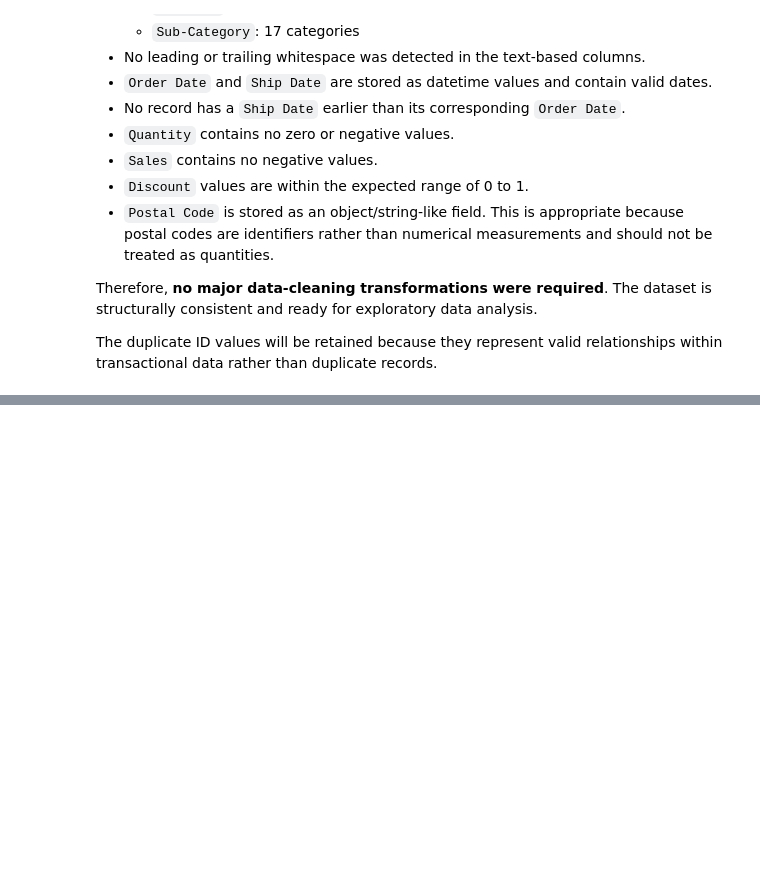
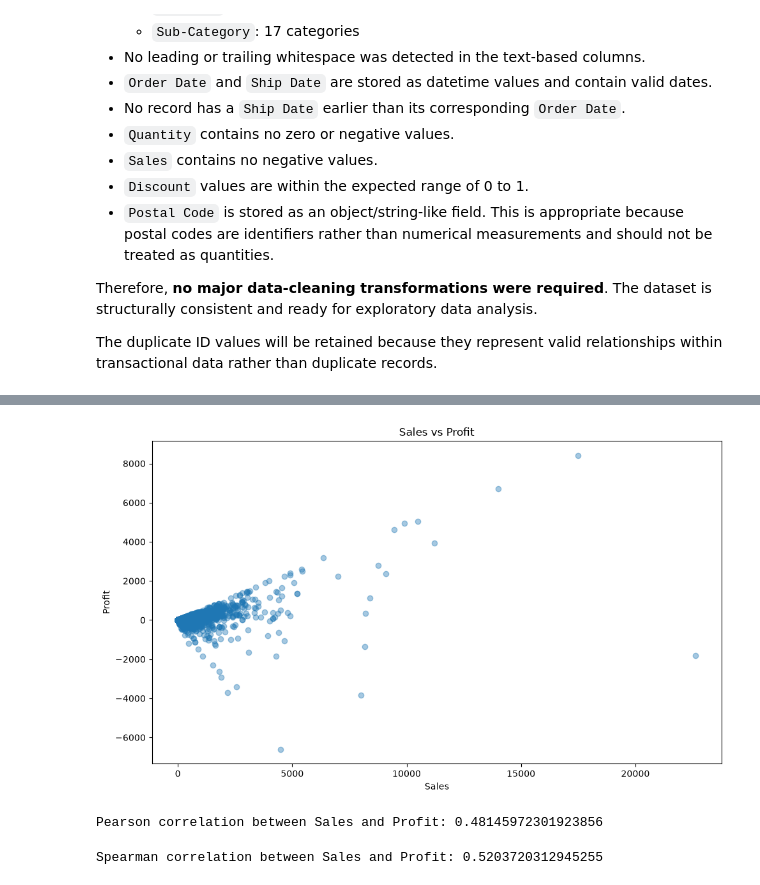
Before and after one commit to KashishSirohiwal/ShadowFox, a Jupyter notebook: Beginner/notebooks/beginner_superstore_sales_analysis.ipynb, the cells around one changed output, grey strips where cells are left out. Cells and saved outputs as stored; diff of their text form; code cells hidden in the pictures; blank space fills up the shorter version.

Commit message:
feat: EDA process patterns & relation interpretation

```diff
--- a/Beginner/notebooks/beginner_superstore_sales_analysis.ipynb
+++ b/Beginner/notebooks/beginner_superstore_sales_analysis.ipynb
@@ -334,0 +401,28 @@ The duplicate ID values will be retained because they represent valid relationsh
+# %%
+# Examine the relationship between Sales and Profit
+plt.figure(figsize=(10, 6))
+
+plt.scatter(df["Sales"], df["Profit"], alpha=0.4)
+
+plt.title("Sales vs Profit")
+plt.xlabel("Sales")
+plt.ylabel("Profit")
+
+plt.tight_layout()
+plt.show()
+# %% [output]
+[figure, added]
+# %%
+# Calculate the Pearson correlation between Sales and Profit
+sales_profit_corr = df["Sales"].corr(df["Profit"])
+
+print("Pearson correlation between Sales and Profit:", sales_profit_corr)
+# %% [output]
+Pearson correlation between Sales and Profit: 0.48145972301923856
+# %%
+# Calculate the Spearman correlation between Sales and Profit
+sales_profit_spearman = df["Sales"].corr(df["Profit"], method="spearman")
+
+print("Spearman correlation between Sales and Profit:", sales_profit_spearman)
+# %% [output]
+Spearman correlation between Sales and Profit: 0.5203720312945255
```
Also changed, not shown: parts of 13 cells of this notebook.
